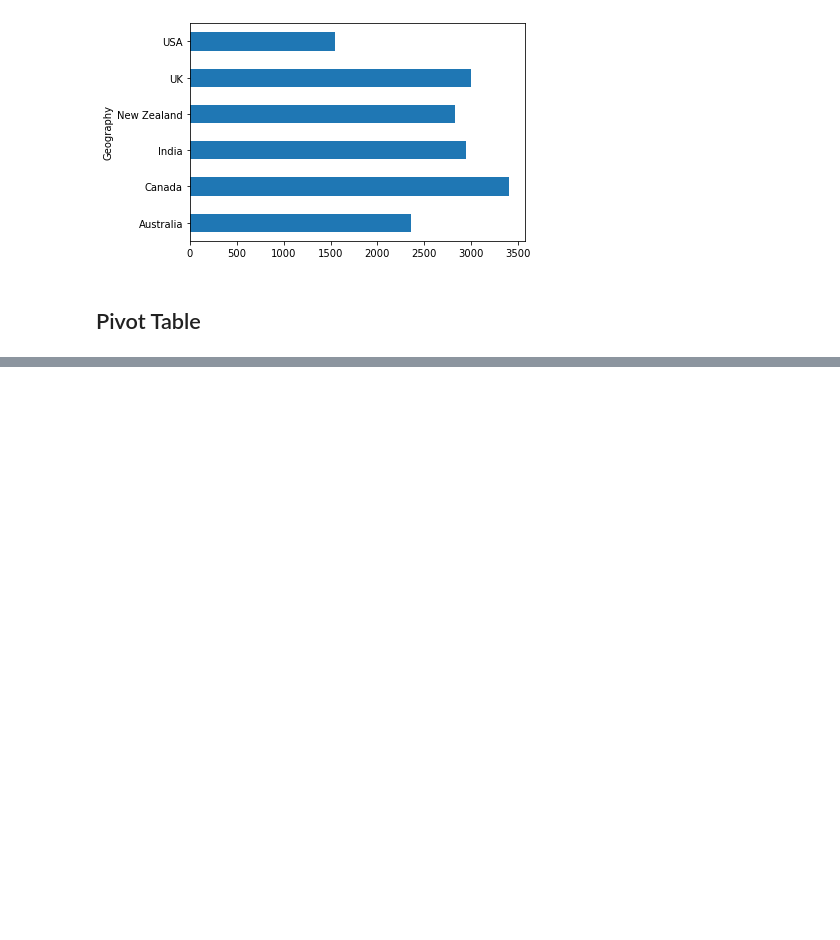
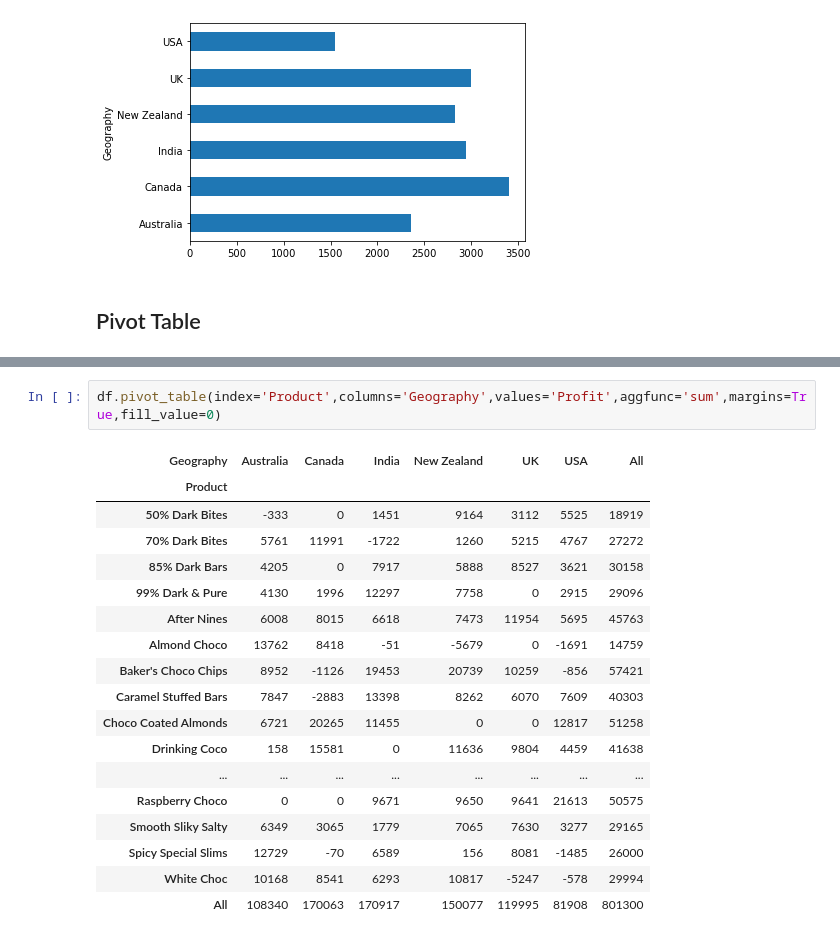
Before and after one commit to SaidurRahmanChowdhury/Choclate-Sales-Analysis, a Jupyter notebook: Chocolate Sales Analysis.ipynb, the cells around one changed output, grey strips where cells are left out. Drawn from its saved outputs; the diff is of its cells as text; blank space fills up the shorter version.

Commit message:
Creating Pivot Table

```diff
--- a/Chocolate Sales Analysis.ipynb
+++ b/Chocolate Sales Analysis.ipynb
@@ -354,0 +371,21 @@ g['Profit'].mean().plot(kind='barh')
+# %%
+df.pivot_table(index='Product',columns='Geography',values='Profit',aggfunc='sum',margins=True,fill_value=0)
+# %% [output]
+| Geography | Australia | Canada | India | New Zealand | UK | USA | All |
+| Product |  |  |  |  |  |  |  |
+| 50% Dark Bites | -333 | 0 | 1451 | 9164 | 3112 | 5525 | 18919 |
+| 70% Dark Bites | 5761 | 11991 | -1722 | 1260 | 5215 | 4767 | 27272 |
+| 85% Dark Bars | 4205 | 0 | 7917 | 5888 | 8527 | 3621 | 30158 |
+| 99% Dark & Pure | 4130 | 1996 | 12297 | 7758 | 0 | 2915 | 29096 |
+| After Nines | 6008 | 8015 | 6618 | 7473 | 11954 | 5695 | 45763 |
+| Almond Choco | 13762 | 8418 | -51 | -5679 | 0 | -1691 | 14759 |
+| Baker's Choco Chips | 8952 | -1126 | 19453 | 20739 | 10259 | -856 | 57421 |
+| Caramel Stuffed Bars | 7847 | -2883 | 13398 | 8262 | 6070 | 7609 | 40303 |
+| Choco Coated Almonds | 6721 | 20265 | 11455 | 0 | 0 | 12817 | 51258 |
+| Drinking Coco | 158 | 15581 | 0 | 11636 | 9804 | 4459 | 41638 |
+| ... | ... | ... | ... | ... | ... | ... | ... |
+| Raspberry Choco | 0 | 0 | 9671 | 9650 | 9641 | 21613 | 50575 |
+| Smooth Sliky Salty | 6349 | 3065 | 1779 | 7065 | 7630 | 3277 | 29165 |
+| Spicy Special Slims | 12729 | -70 | 6589 | 156 | 8081 | -1485 | 26000 |
+| White Choc | 10168 | 8541 | 6293 | 10817 | -5247 | -578 | 29994 |
+| All | 108340 | 170063 | 170917 | 150077 | 119995 | 81908 | 801300 |
```
Also changed, not shown: parts of 3 cells of this notebook.
